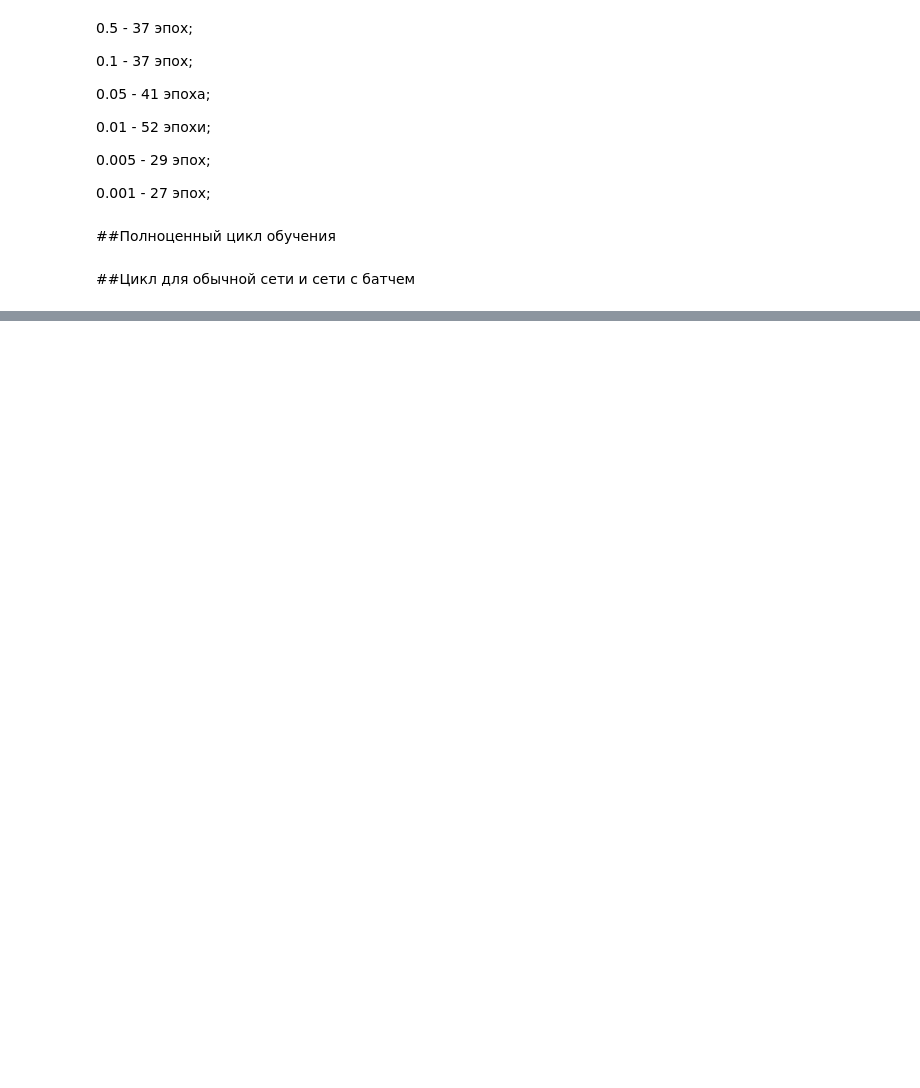
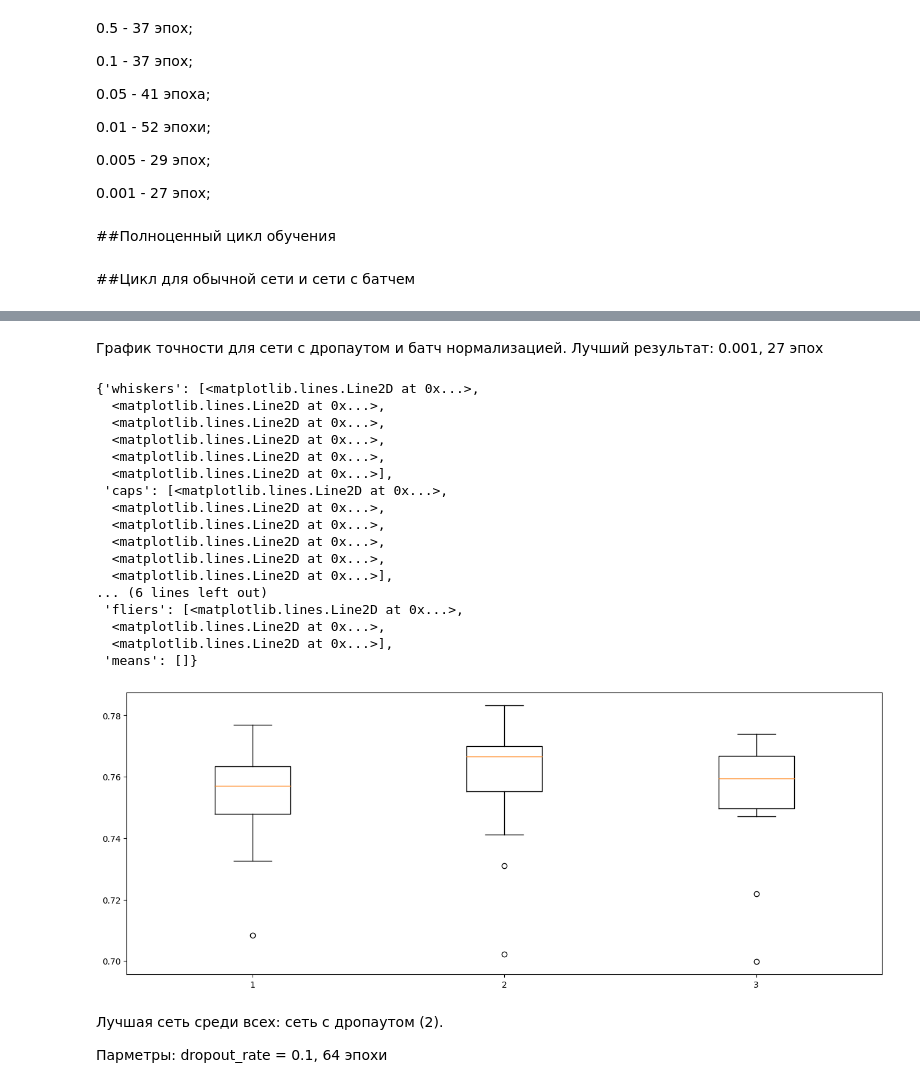
Before and after one commit to KORALLLL/MTUCI_EMNIST, a Jupyter notebook: ColabFiles/DropOutBatchExperiments_week_4_5.ipynb, the cells around one changed output, grey strips where cells are left out. Drawn from its saved outputs; the diff is of its cells as text; code cells hidden in the pictures; blank space fills up the shorter version.

```diff
--- a/ColabFiles/DropOutBatchExperiments_week_4_5.ipynb
+++ b/ColabFiles/DropOutBatchExperiments_week_4_5.ipynb
@@ -1131,0 +1220,29 @@ for experiments in range(3):
+# %% [markdown]
+График точности для сети с дропаутом и батч нормализацией. Лучший результат: 0.001, 27 эпох
+# %%
+final_data = [[0.7576, 0.7548, 0.7656, 0.7673, 0.7643, 0.7327, 0.7634, 0.755, 0.777, 0.7601, 0.7634, 0.7084, 0.7424, 0.7344, 0.761, 0.7473, 0.7507, 0.7486, 0.757], [0.7771, 0.756, 0.7663, 0.7667, 0.7701, 0.7311, 0.7706, 0.7022, 0.7412, 0.7832, 0.762, 0.7696, 0.7688, 0.755] ,[0.7218, 0.7604, 0.7656, 0.6998, 0.7571, 0.7472, 0.774, 0.7715, 0.7584, 0.7672]]
+plt.figure(figsize = (16.,6.))
+plt.boxplot(final_data)
+# %% [output]
+{'whiskers': [<matplotlib.lines.Line2D at 0x...>,
+  <matplotlib.lines.Line2D at 0x...>,
+  <matplotlib.lines.Line2D at 0x...>,
+  <matplotlib.lines.Line2D at 0x...>,
+  <matplotlib.lines.Line2D at 0x...>,
+  <matplotlib.lines.Line2D at 0x...>],
+ 'caps': [<matplotlib.lines.Line2D at 0x...>,
+  <matplotlib.lines.Line2D at 0x...>,
+  <matplotlib.lines.Line2D at 0x...>,
+  <matplotlib.lines.Line2D at 0x...>,
+  <matplotlib.lines.Line2D at 0x...>,
+  <matplotlib.lines.Line2D at 0x...>],
+... (6 lines left out)
+ 'fliers': [<matplotlib.lines.Line2D at 0x...>,
+  <matplotlib.lines.Line2D at 0x...>,
+  <matplotlib.lines.Line2D at 0x...>],
+ 'means': []}
+[figure, added]
+# %% [markdown]
+Лучшая сеть среди всех: сеть с дропаутом (2).
+
+Парметры: dropout_rate = 0.1, 64 эпохи
```
Also changed, not shown: parts of 14 cells of this notebook.
